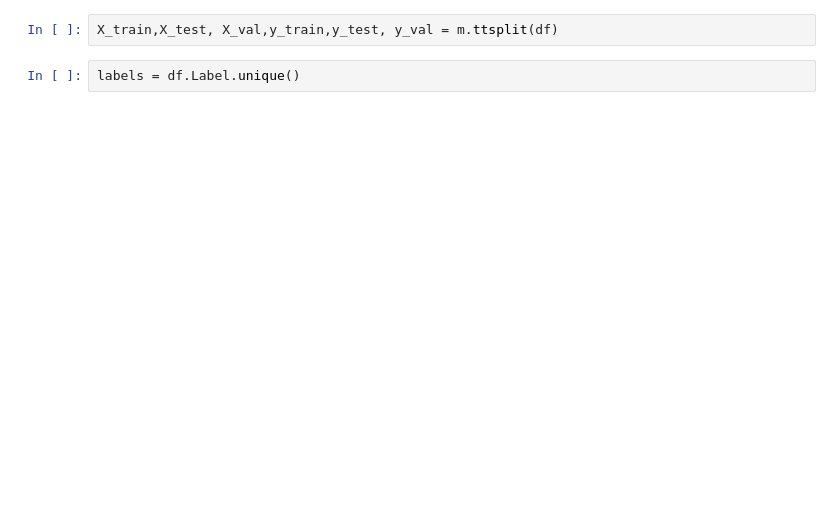
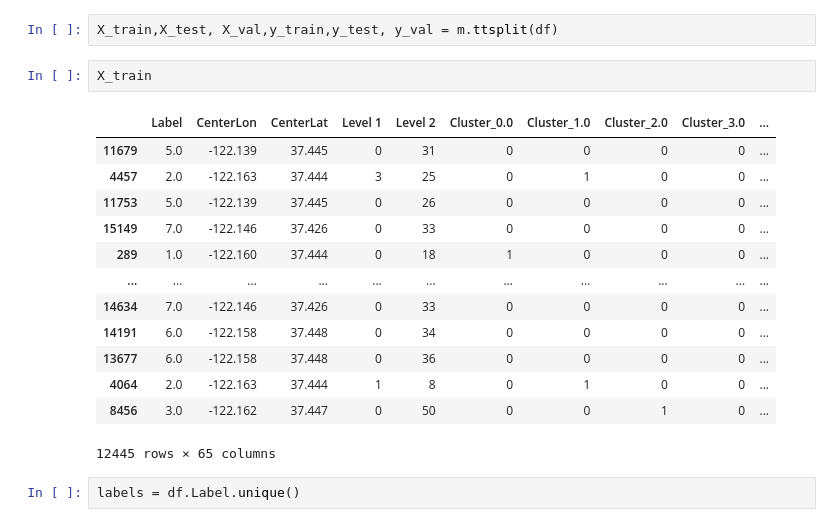
Before and after one commit to Jungar111/Bachelor2021, a Jupyter notebook: Modelling/RNN.ipynb, the cells around one changed output. Drawn from its saved outputs; the diff is of its cells as text; blank space fills up the shorter version.

```diff
--- a/Modelling/RNN.ipynb
+++ b/Modelling/RNN.ipynb
@@ -18,5 +56,21 @@ df = m.df.drop(columns=["Start Date"])
 # %%
 X_train,X_test, X_val,y_train,y_test, y_val = m.ttsplit(df)
+# %%
+X_train
+# %% [output]
+|  | Label | CenterLon | CenterLat | Level 1 | Level 2 | Cluster_0.0 | Cluster_1.0 | Cluster_2.0 | Cluster_3.0 | ... |
+| 11679 | 5.0 | -122.139 | 37.445 | 0 | 31 | 0 | 0 | 0 | 0 | ... |
+| 4457 | 2.0 | -122.163 | 37.444 | 3 | 25 | 0 | 1 | 0 | 0 | ... |
+| 11753 | 5.0 | -122.139 | 37.445 | 0 | 26 | 0 | 0 | 0 | 0 | ... |
+| 15149 | 7.0 | -122.146 | 37.426 | 0 | 33 | 0 | 0 | 0 | 0 | ... |
+| 289 | 1.0 | -122.160 | 37.444 | 0 | 18 | 1 | 0 | 0 | 0 | ... |
+| ... | ... | ... | ... | ... | ... | ... | ... | ... | ... | ... |
+| 14634 | 7.0 | -122.146 | 37.426 | 0 | 33 | 0 | 0 | 0 | 0 | ... |
+| 14191 | 6.0 | -122.158 | 37.448 | 0 | 34 | 0 | 0 | 0 | 0 | ... |
+| 13677 | 6.0 | -122.158 | 37.448 | 0 | 36 | 0 | 0 | 0 | 0 | ... |
+| 4064 | 2.0 | -122.163 | 37.444 | 1 | 8 | 0 | 1 | 0 | 0 | ... |
+| 8456 | 3.0 | -122.162 | 37.447 | 0 | 50 | 0 | 0 | 1 | 0 | ... |
+12445 rows × 65 columns
 # %%
 labels = df.Label.unique()
 # %%
```
Also changed, not shown: parts of 31 cells of this notebook, 2 other files.
